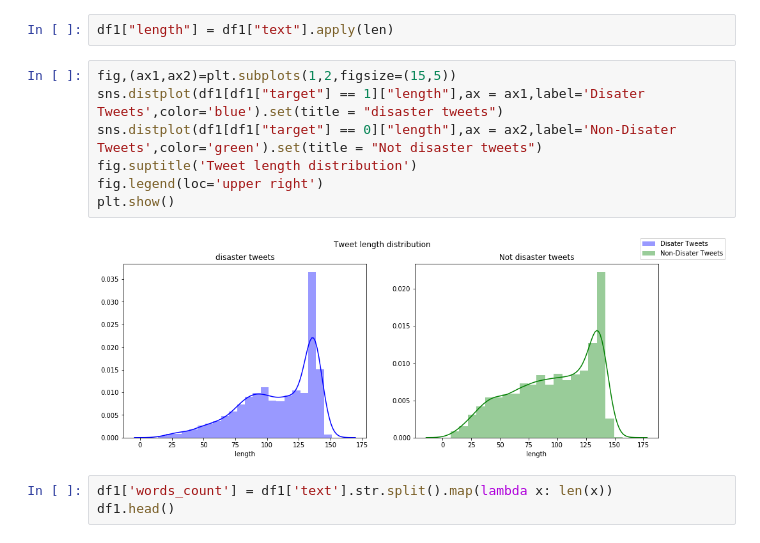
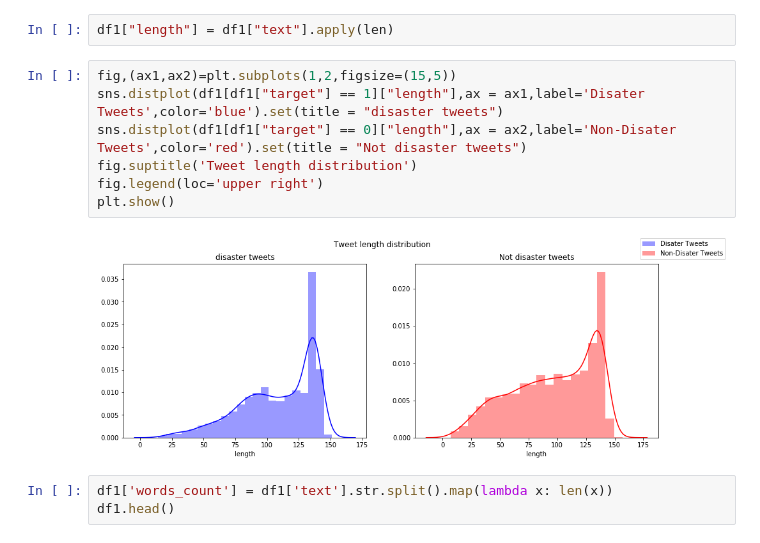
Before and after one commit to 9839vikram/NLP_With_Disaster_Tweets, a Jupyter notebook: Implementation code/NLP.ipynb, the cells around one changed output. Drawn from its saved outputs; the diff is of its cells as text.

```diff
--- a/NLP.ipynb
+++ b/Implementation code/NLP.ipynb
@@ -37,12 +37,12 @@ df1["length"] = df1["text"].apply(len)
 # %%
 fig,(ax1,ax2)=plt.subplots(1,2,figsize=(15,5))
 sns.distplot(df1[df1["target"] == 1]["length"],ax = ax1,label='Disater Tweets',color='blue').set(title = "disaster tweets")
-sns.distplot(df1[df1["target"] == 0]["length"],ax = ax2,label='Non-Disater Tweets',color='green').set(title = "Not disaster tweets")
+sns.distplot(df1[df1["target"] == 0]["length"],ax = ax2,label='Non-Disater Tweets',color='red').set(title = "Not disaster tweets")
 fig.suptitle('Tweet length distribution')
 fig.legend(loc='upper right')
 plt.show()
 # %% [output]
-[figure, old version]
+[figure, new version]
 # %%
 df1['words_count'] = df1['text'].str.split().map(lambda x: len(x))
 df1.head()
```
Also changed, not shown: parts of 4 cells of this notebook, 9 other files.
